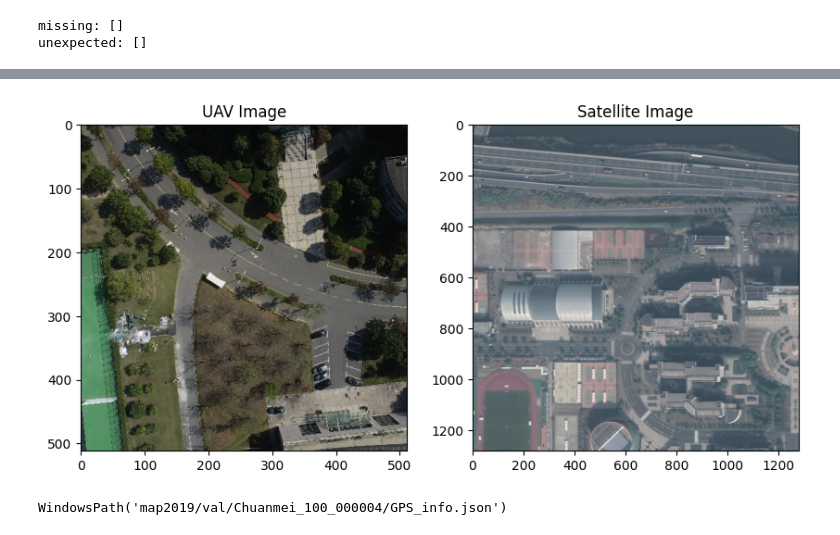
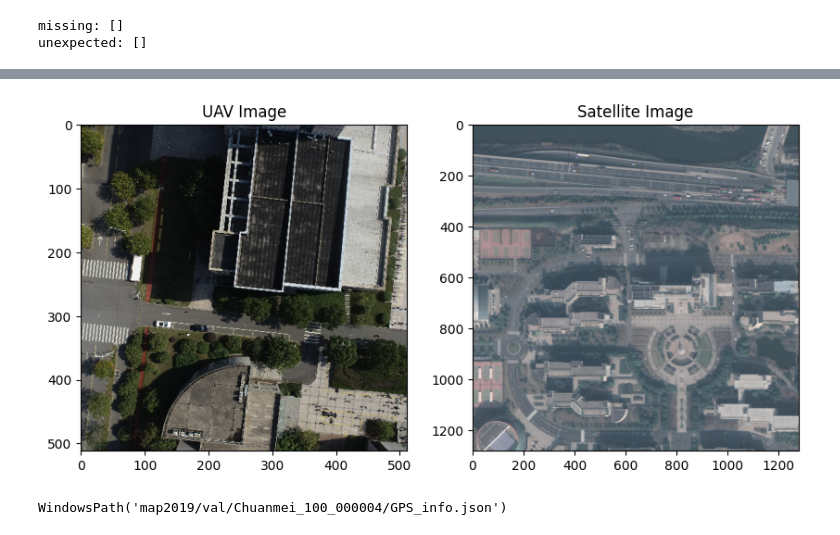
Before and after one commit to citec-spbu/satellite-geolocation, a Jupyter notebook: for_us/new_demo.ipynb, the cells around one changed output, grey strips where cells are left out. Drawn from its saved outputs; the diff is of its cells as text; code cells hidden in the pictures.

```diff
--- a/for_us/new_demo.ipynb
+++ b/for_us/new_demo.ipynb
@@ -47,24 +47,24 @@ print(list(model.state_dict().keys())[:10])
 # %%
 # For demonstration, load sample images
 # Replace with actual paths to UAV and satellite images
-uav_image_path = r'map2019\train\Caijing_000000\UAV\0.JPG'  # Example path
-satellite_image_path = r'map2019\train\Caijing_000000\Satellite\0.tif'  # Example path
+uav_image_path = r'map2019\train\Caijing_000009\UAV\0.JPG'  # Example path
+satellite_image_path = r'map2019\train\Caijing_000009\Satellite\0.tif'  # Example path
 
 # Load images
 uav_image = Image.open(uav_image_path)
 satellite_image = Image.open(satellite_image_path)
 
 # Display images
 plt.figure(figsize=(10, 5))
 plt.subplot(1, 2, 1)
 plt.imshow(uav_image)
 plt.title('UAV Image')
 plt.subplot(1, 2, 2)
 plt.imshow(satellite_image)
 plt.title('Satellite Image')
 plt.show()
 # %% [output]
-[figure, old version]
+[figure, new version]
 # %%
 import json
 import os
```
Also changed, not shown: parts of 55 cells of this notebook.
